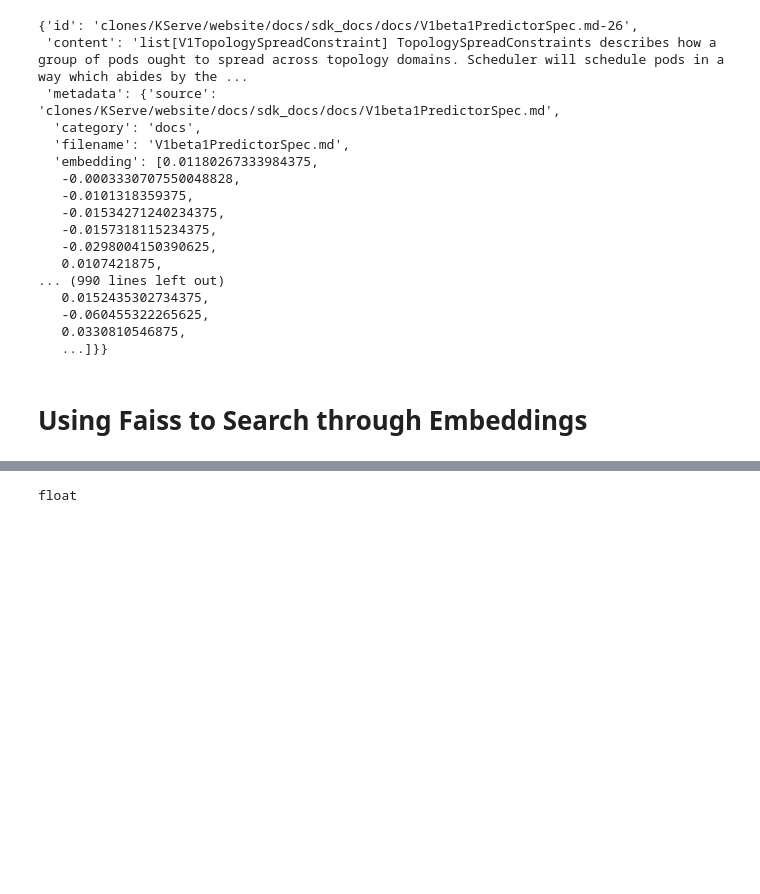
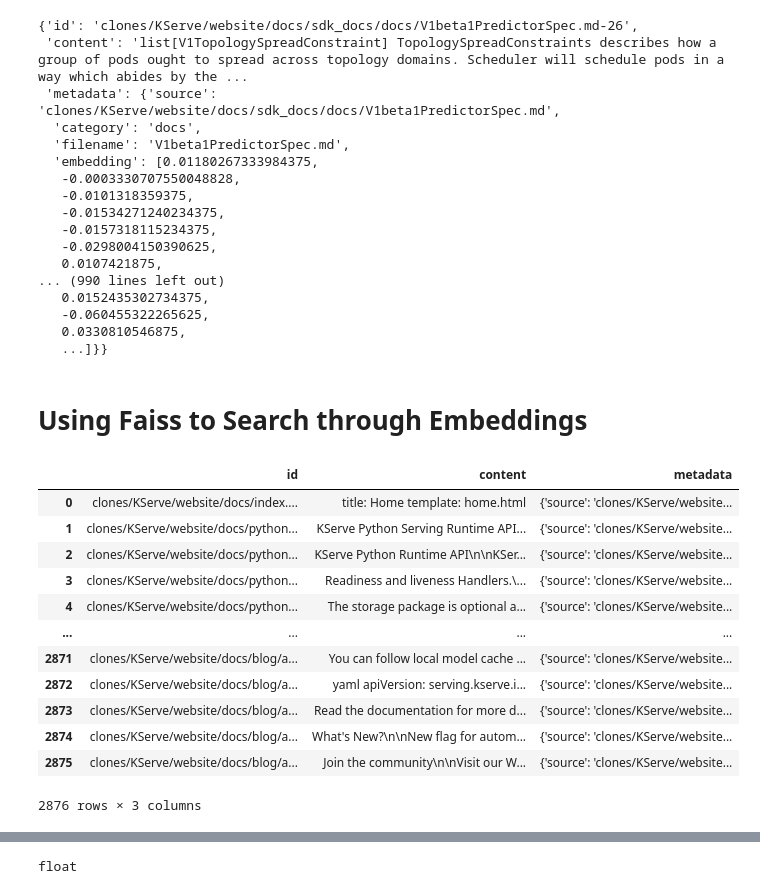
Before and after one commit to amirh-far/SearchBasedRAG, a Jupyter notebook: base_pipeline.ipynb, the cells around one changed output, grey strips where cells are left out. Saved outputs shown, nothing was run; the diff lists cells and outputs as text; code cells hidden in the pictures; blank space fills up the shorter version.

```diff
--- a/base_pipeline.ipynb
+++ b/base_pipeline.ipynb
@@ -97,4 +94,18 @@ scores = q_embeddings @ p_embeddings.T
 import faiss
 # %%
 chunks = pd.read_json("./data/kserve/kserve_rag_data.json")
-chunks = pd.json_normalize(chunks['metadata'])
+chunks
+# %% [output]
+|  | id | content | metadata |
+| 0 | clones/KServe/website/docs/index.... | title: Home template: home.html | {'source': 'clones/KServe/website... |
+| 1 | clones/KServe/website/docs/python... | KServe Python Serving Runtime API... | {'source': 'clones/KServe/website... |
+| 2 | clones/KServe/website/docs/python... | KServe Python Runtime API\n\nKSer... | {'source': 'clones/KServe/website... |
+| 3 | clones/KServe/website/docs/python... | Readiness and liveness Handlers.\... | {'source': 'clones/KServe/website... |
+| 4 | clones/KServe/website/docs/python... | The storage package is optional a... | {'source': 'clones/KServe/website... |
+| ... | ... | ... | ... |
+| 2871 | clones/KServe/website/docs/blog/a... | You can follow local model cache ... | {'source': 'clones/KServe/website... |
+| 2872 | clones/KServe/website/docs/blog/a... | yaml apiVersion: serving.kserve.i... | {'source': 'clones/KServe/website... |
+| 2873 | clones/KServe/website/docs/blog/a... | Read the documentation for more d... | {'source': 'clones/KServe/website... |
+| 2874 | clones/KServe/website/docs/blog/a... | What's New?\n\nNew flag for autom... | {'source': 'clones/KServe/website... |
+| 2875 | clones/KServe/website/docs/blog/a... | Join the community\n\nVisit our W... | {'source': 'clones/KServe/website... |
+2876 rows × 3 columns
```
Also changed, not shown: parts of 13 cells of this notebook, 9 other files.
